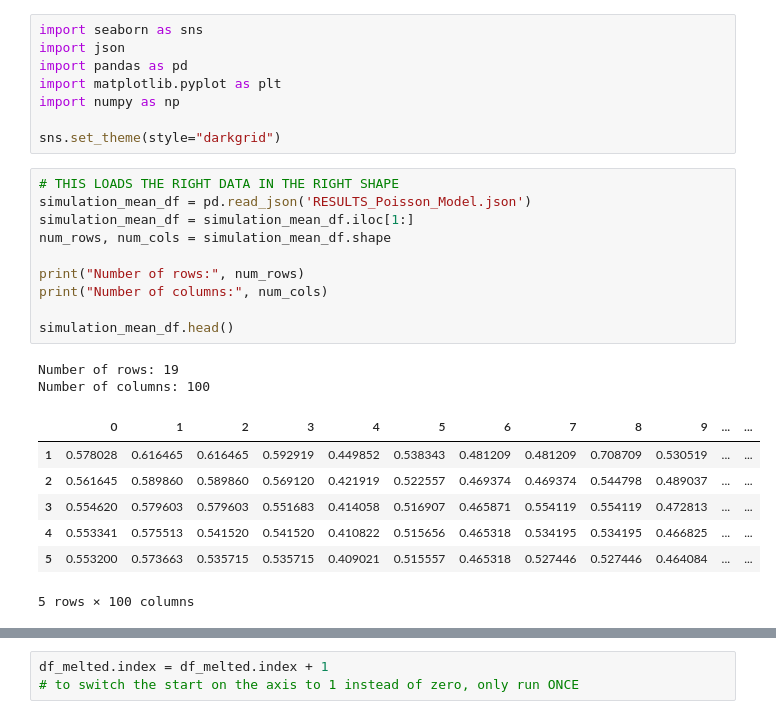
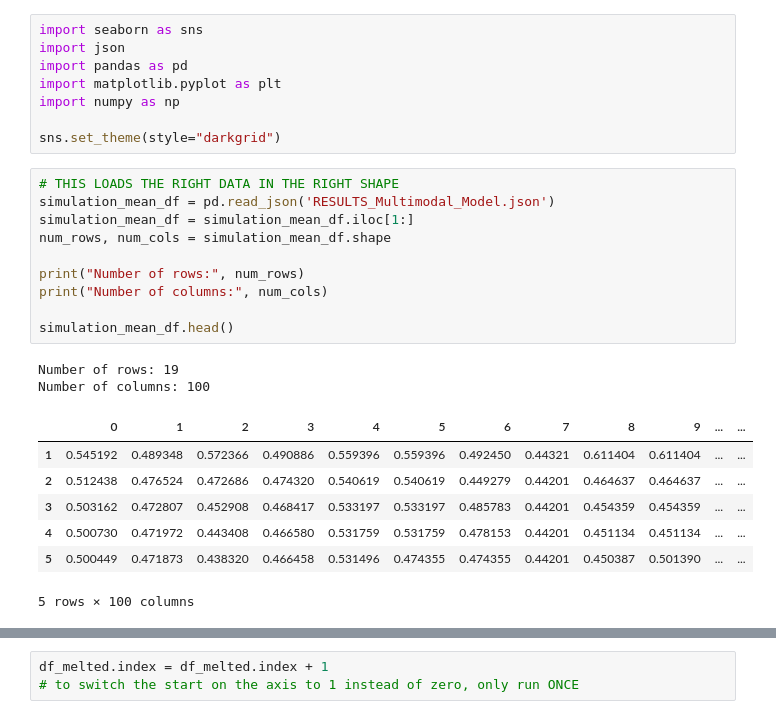
Before and after one commit to beavargas/Festivals-simulation-FYP, a Jupyter notebook: Visualization.ipynb, the cells around one changed output, grey strips where cells are left out. Saved outputs shown, nothing was run; the diff lists cells and outputs as text.

```diff
--- a/Visualization.ipynb
+++ b/Visualization.ipynb
@@ -8,23 +8,23 @@ import numpy as np
 sns.set_theme(style="darkgrid")
 # %%
 # THIS LOADS THE RIGHT DATA IN THE RIGHT SHAPE
-simulation_mean_df = pd.read_json('RESULTS_Poisson_Model.json')
+simulation_mean_df = pd.read_json('RESULTS_Multimodal_Model.json')
 simulation_mean_df = simulation_mean_df.iloc[1:]
 num_rows, num_cols = simulation_mean_df.shape
 
 print("Number of rows:", num_rows)
 print("Number of columns:", num_cols)
 
 simulation_mean_df.head()
 # %% [output]
 Number of rows: 19
 Number of columns: 100
 |  | 0 | 1 | 2 | 3 | 4 | 5 | 6 | 7 | 8 | 9 | ... | ... |
-| 1 | 0.578028 | 0.616465 | 0.616465 | 0.592919 | 0.449852 | 0.538343 | 0.481209 | 0.481209 | 0.708709 | 0.530519 | ... | ... |
-| 2 | 0.561645 | 0.589860 | 0.589860 | 0.569120 | 0.421919 | 0.522557 | 0.469374 | 0.469374 | 0.544798 | 0.489037 | ... | ... |
-| 3 | 0.554620 | 0.579603 | 0.579603 | 0.551683 | 0.414058 | 0.516907 | 0.465871 | 0.554119 | 0.554119 | 0.472813 | ... | ... |
-| 4 | 0.553341 | 0.575513 | 0.541520 | 0.541520 | 0.410822 | 0.515656 | 0.465318 | 0.534195 | 0.534195 | 0.466825 | ... | ... |
-| 5 | 0.553200 | 0.573663 | 0.535715 | 0.535715 | 0.409021 | 0.515557 | 0.465318 | 0.527446 | 0.527446 | 0.464084 | ... | ... |
+| 1 | 0.545192 | 0.489348 | 0.572366 | 0.490886 | 0.559396 | 0.559396 | 0.492450 | 0.44321 | 0.611404 | 0.611404 | ... | ... |
+| 2 | 0.512438 | 0.476524 | 0.472686 | 0.474320 | 0.540619 | 0.540619 | 0.449279 | 0.44201 | 0.464637 | 0.464637 | ... | ... |
+| 3 | 0.503162 | 0.472807 | 0.452908 | 0.468417 | 0.533197 | 0.533197 | 0.485783 | 0.44201 | 0.454359 | 0.454359 | ... | ... |
+| 4 | 0.500730 | 0.471972 | 0.443408 | 0.466580 | 0.531759 | 0.531759 | 0.478153 | 0.44201 | 0.451134 | 0.451134 | ... | ... |
+| 5 | 0.500449 | 0.471873 | 0.438320 | 0.466458 | 0.531496 | 0.474355 | 0.474355 | 0.44201 | 0.450387 | 0.501390 | ... | ... |
 5 rows × 100 columns
 # %%
 # The following plot shows the waiting times for all the festival goers for each number of servers in the system
```
Also changed, not shown: parts of 2 cells of this notebook.
